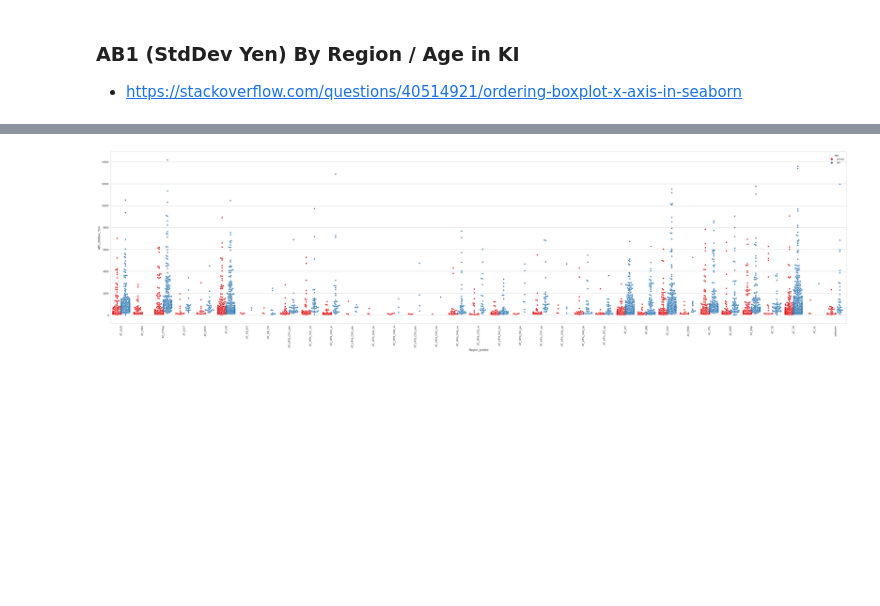
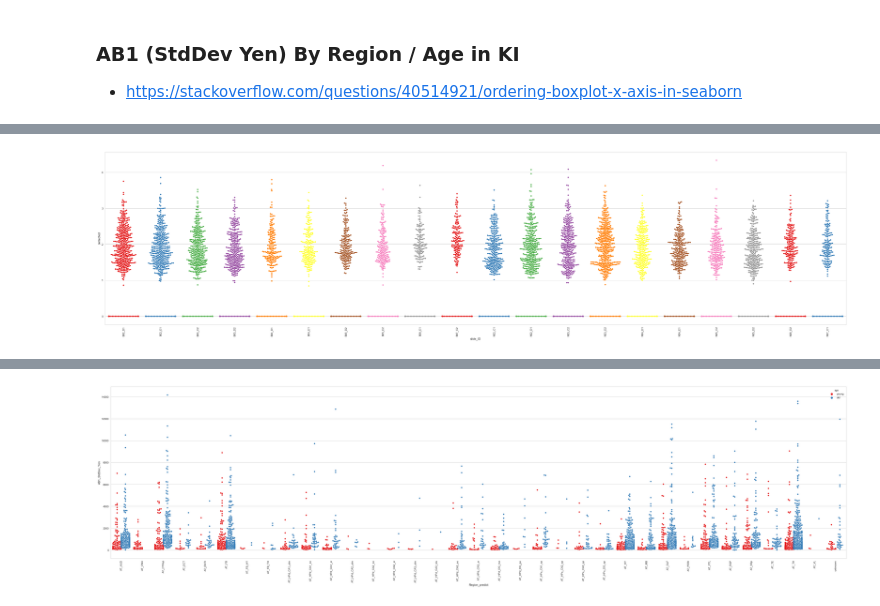
Before and after one commit to tmoerman/alois, a Jupyter notebook: notebooks/02_distribution_plots.ipynb, the cells around one changed output, grey strips where cells are left out. Cells and saved outputs as stored; diff of their text form; code cells hidden in the pictures; blank space fills up the shorter version.

```diff
--- a/notebooks/02_distribution_plots.ipynb
+++ b/notebooks/02_distribution_plots.ipynb
@@ -186,0 +252,4 @@ plt.show()
+# %%
+march8 = full[['slide_ID', 'March8']].copy()
+# %%
+march8_mins = march8.groupby('slide_ID').min().reset_index()
@@ -186,0 +265,16 @@ plt.show()
+# %%
+march8_merged = march8.merge(march8_mins, how='left', on='slide_ID')
+# %%
+march8_merged['corrected'] = march8_merged['March8_x'] - march8_merged['March8_y']
+# %%
+fig, ax = plt.subplots(figsize=(50, 12))
+
+gene = 'March8'
+
+data = march8_merged[['slide_ID', 'corrected']]
+g = sns.swarmplot(data=data, x='slide_ID', y='corrected', palette="Set1", order=slides)
+g.set_xticklabels(rotation=90, labels=slides)
+
+plt.show()
+# %% [output]
+[figure, added]
```
Also changed, not shown: parts of 19 cells of this notebook, 4 other files.
